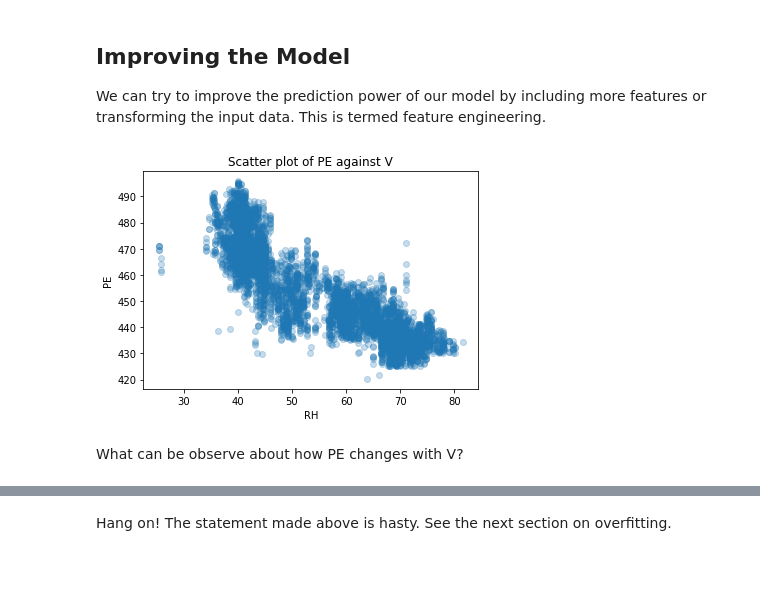
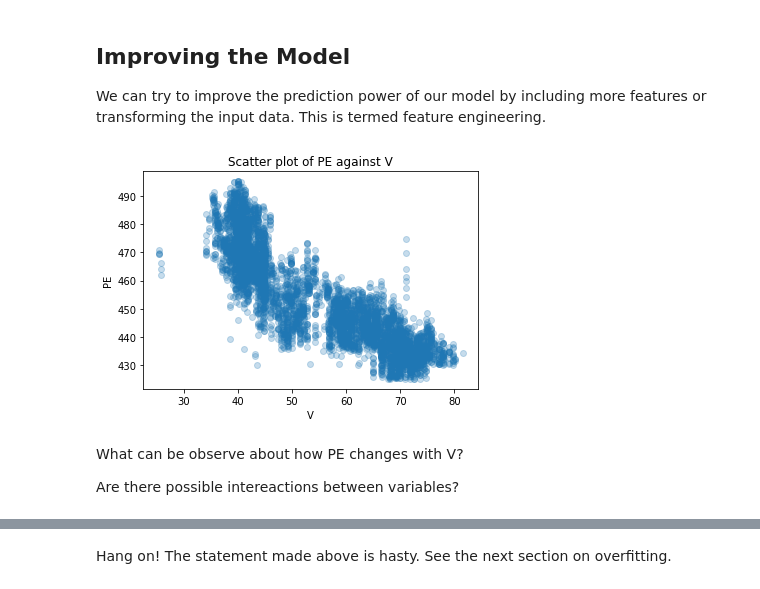
Before and after one commit to wei-ann-Github/Tutorial, a Jupyter notebook: 01 Linear Regression, Logisitic Regression and Clustering/Linear Regression - Final V2 .ipynb, the cells around one changed output, grey strips where cells are left out. Cells and saved outputs as stored; diff of their text form; code cells hidden in the pictures.

```diff
--- a/01 Linear Regression, Logisitic Regression and Clustering/Linear Regression - Final V2 .ipynb
+++ b/01 Linear Regression, Logisitic Regression and Clustering/Linear Regression - Final V2 .ipynb
@@ -57,9 +57,10 @@ Dimensions of the dataset (9568, 5)
 indices = range(num_data) # Generate a list of sequential numbers from 0 to the number of data.
 np.random.shuffle(indices) # Randomly shuffle the indices in-place
 
-train_data = data.loc[indices[:int(num_data*0.6)]]
-val_data = data.loc[indices[int(num_data*0.6):int(num_data*0.8)]]
-test_data = data.loc[indices[int(num_data*0.8):]]
+proportions = [0.6, 0.8]
+train_data = data.loc[indices[:int(num_data*proportions[0])]]
+val_data = data.loc[indices[int(num_data*proportions[0]):int(num_data*proportions[1])]]
+test_data = data.loc[indices[int(num_data*proportions[1]):]]
 # %% [markdown]
 Let's take a look at the relationship between each variable and the outcome in the training data.
 # %%
@@ -389,10 +392,12 @@ We can try to improve the prediction power of our model by including more featur
 # %%
 plt.scatter(train_data['V'], train_data[outcome], alpha = 0.25)
 plt.title('Scatter plot of PE against V')
 plt.ylabel(outcome)
-plt.xlabel(feature)
+plt.xlabel('V')
 plt.show()
 # %% [output]
-[figure, old version]
+[figure, new version]
 # %% [markdown]
 What can be observe about how PE changes with V?
+
+Are there possible intereactions between variables?
```
Also changed, not shown: parts of 49 cells of this notebook, 6 other files.
